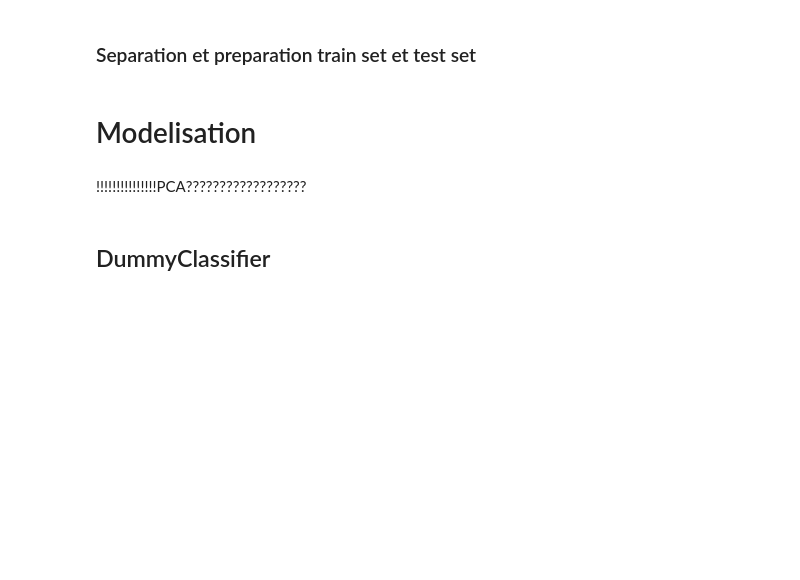
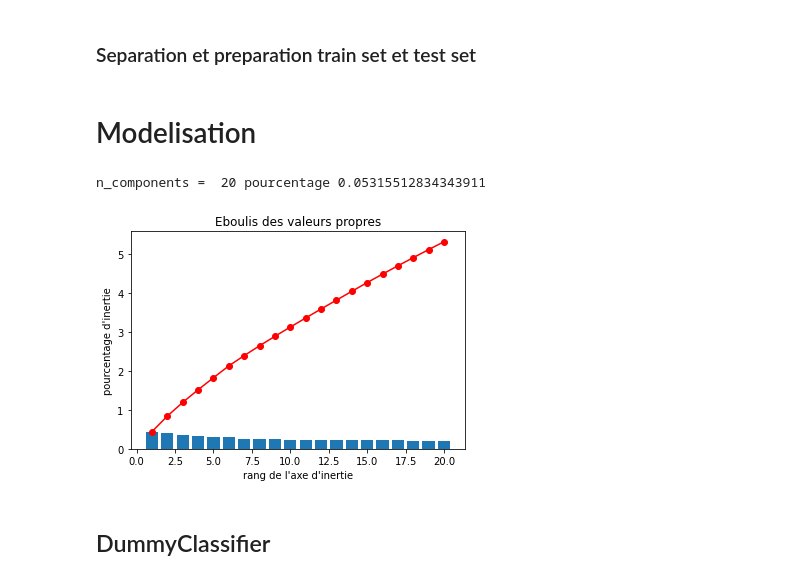
Before and after one commit to bonnefco/P8, a Jupyter notebook: P8_EDA_TF_IDF_MODELS.ipynb, the cells around one changed output. Drawn from its saved outputs; the diff is of its cells as text; code cells hidden in the pictures; blank space fills up the shorter version.

```diff
--- a/P8_EDA_TF_IDF_MODELS.ipynb
+++ b/P8_EDA_TF_IDF_MODELS.ipynb
@@ -391,5 +391,3 @@ df_labels_train = pd.DataFrame(lb.fit_transform(y_train), columns=lb.classes_)
 df_labels_test = pd.DataFrame(lb.fit_transform(y_test), columns=lb.classes_)
 # %% [markdown]
 # Modelisation
-# %% [markdown]
-!!!!!!!!!!!!!!!PCA??????????????????
@@ -396,3 +397,17 @@ df_labels_test = pd.DataFrame(lb.fit_transform(y_test), columns=lb.classes_)
+# %%
+n_components=20
+numerical_features = list(X_train_encoded.select_dtypes(['int']).columns)+list(X_train_encoded.select_dtypes(['float']).columns)
+numerical_pipeline = make_pipeline(StandardScaler())
+preprocessor = make_column_transformer((numerical_pipeline, numerical_features))
+model = make_pipeline(preprocessor, PCA(n_components))
+model_all_features_PCA = model.fit(X_train_encoded)
+model_all_features_PCA[1].explained_variance_ratio_
+print('n_components = ', n_components, 'pourcentage', sum(model_all_features_PCA[1].explained_variance_ratio_))
+
+pca_file.display_scree_plot(model_all_features_PCA[1])
+# %% [output]
+n_components =  20 pourcentage 0.05315512834343911
+[figure, added]
 # %% [markdown]
 ## DummyClassifier
 # %%
```
Also changed, not shown: parts of 14 cells of this notebook.
